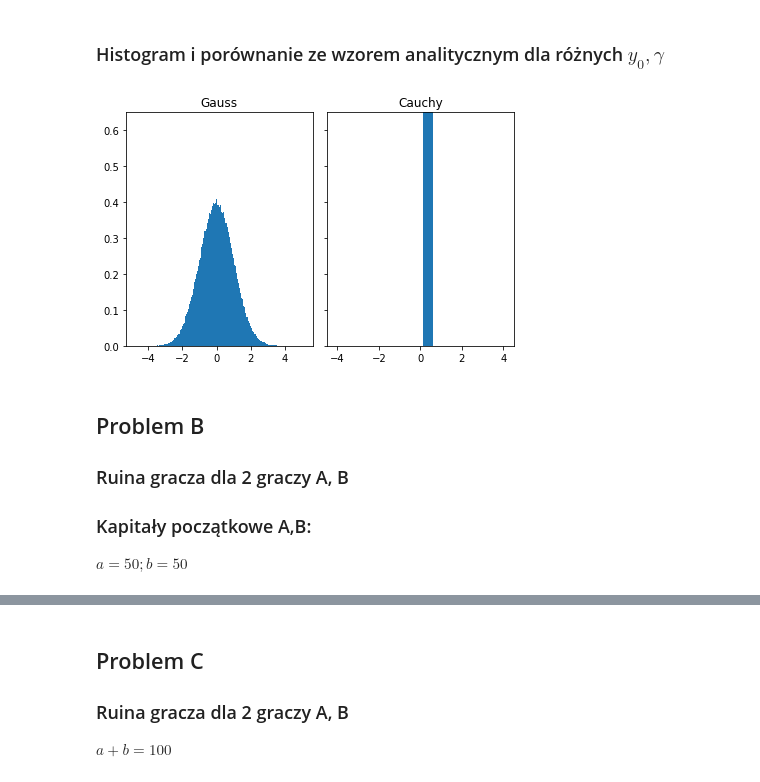
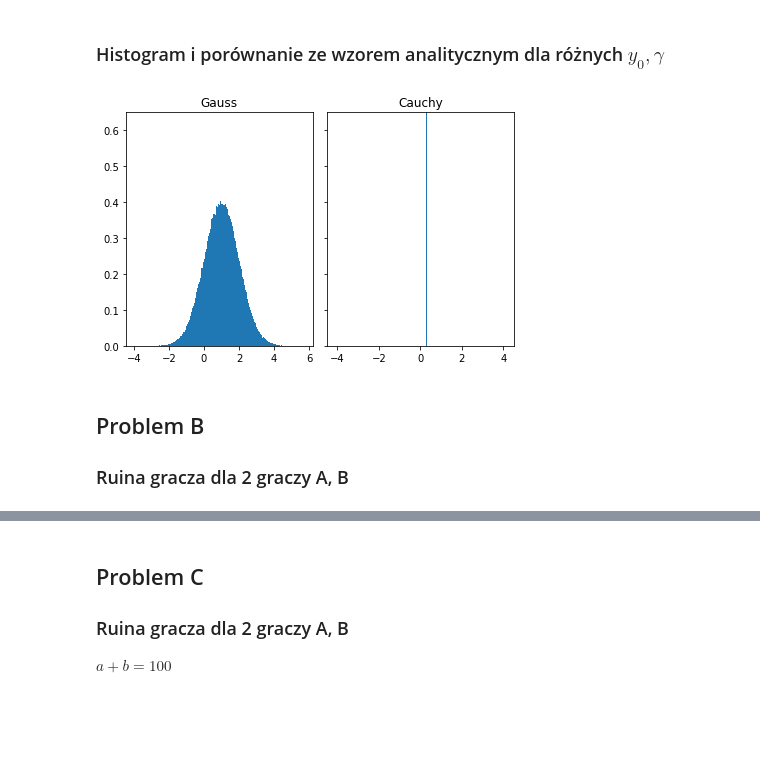
Before and after one commit to ulmii/statistical-methods, a Jupyter notebook: 1.ipynb, the cells around one changed output, grey strips where cells are left out. Cells and saved outputs as stored; diff of their text form; code cells hidden in the pictures; blank space fills up the shorter version.

```diff
--- a/1.ipynb
+++ b/1.ipynb
@@ -37,12 +38,15 @@ def polar(n = 1):
   f(y) = \dfrac{1}{\sqrt{2 \pi \sigma^2}} e^{- \dfrac{(y - \mu)^2}{2\sigma^2}}
 \end{equation}
 # %%
+def run_method(n, f, *args):
+    return [f(*args) for _ in range(n)]
+
 fig, axs = plt.subplots(1, 2, sharey=True, tight_layout=True)
 
 axs[0].hist(np.random.normal(size=N), density=True, bins=bins)
 axs[0].title.set_text('Gauss')
 
-axs[1].hist(polar(N), density=True, bins=bins)
+axs[1].hist(run_method(N, polar, 0, 1), density=True, bins=bins)
 axs[1].title.set_text('Polar')
 
 plt.xlim(-4.5, 4.5)
@@ -60,32 +85,27 @@ plt.show()
   f(y) = \dfrac{1}{ \pi \gamma [ 1 + ( \dfrac{y - y_0}{\gamma} )^2 ]}, y \in (-\infty, \infty)
 \end{equation}
 # %%
-def cauchy(n, y = 0, scale = 1):
-    return  ( (1 / np.pi) * ( scale / (  ( ( (np.random.rand(n)) - y )**2 ) + ( scale**2 ) ) ) )
+def cauchy(y = 0, scale = 1):
+    return  1 / ( np.pi * scale * ( 1 + ( ( y - rand.uniform(-0.5, 0.5) ) / scale )**2 ) )
 # %% [markdown]
 ### Histogram i porównanie ze wzorem analitycznym dla różnych $ y_0, \gamma $
 # %%
 fig, axs = plt.subplots(1, 2, sharey=True, tight_layout=True)
 
-axs[0].hist(np.random.normal(size=N), density=True, bins=bins)
+axs[0].hist(1 - np.random.normal(size=N), density=True, bins=bins)
 axs[0].title.set_text('Gauss')
 
-
-s = cauchy(N, 0, 0.5)
-axs[1].hist(s[(s>-4.5) & (s<4.5)] , density=True, bins=bins)
+axs[1].hist(run_method(N, cauchy, 0, 1) , density=True, bins=bins)
 axs[1].title.set_text('Cauchy')
 
 plt.plot()
 plt.xlim(-4.5, 4.5)
 plt.ylim(0, 0.65)
 
 plt.show()
 # %% [output]
-[figure, old version]
+[figure, new version]
 # %% [markdown]
 ## Problem B
 
 ### Ruina gracza dla 2 graczy A, B
-
-### Kapitały początkowe A,B:
-$ a = 50; b = 50 $
```
Also changed, not shown: parts of 31 cells of this notebook.
